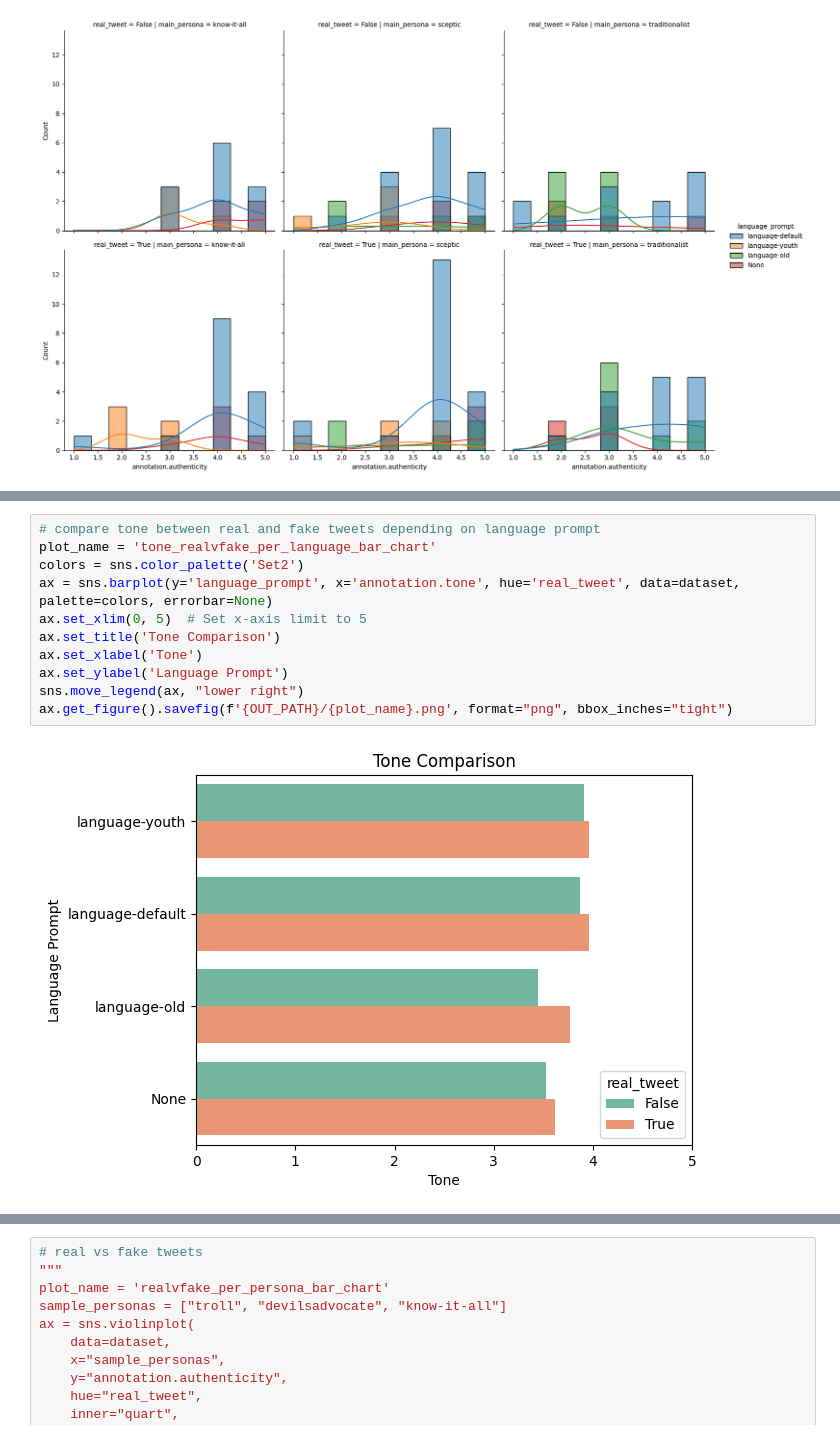
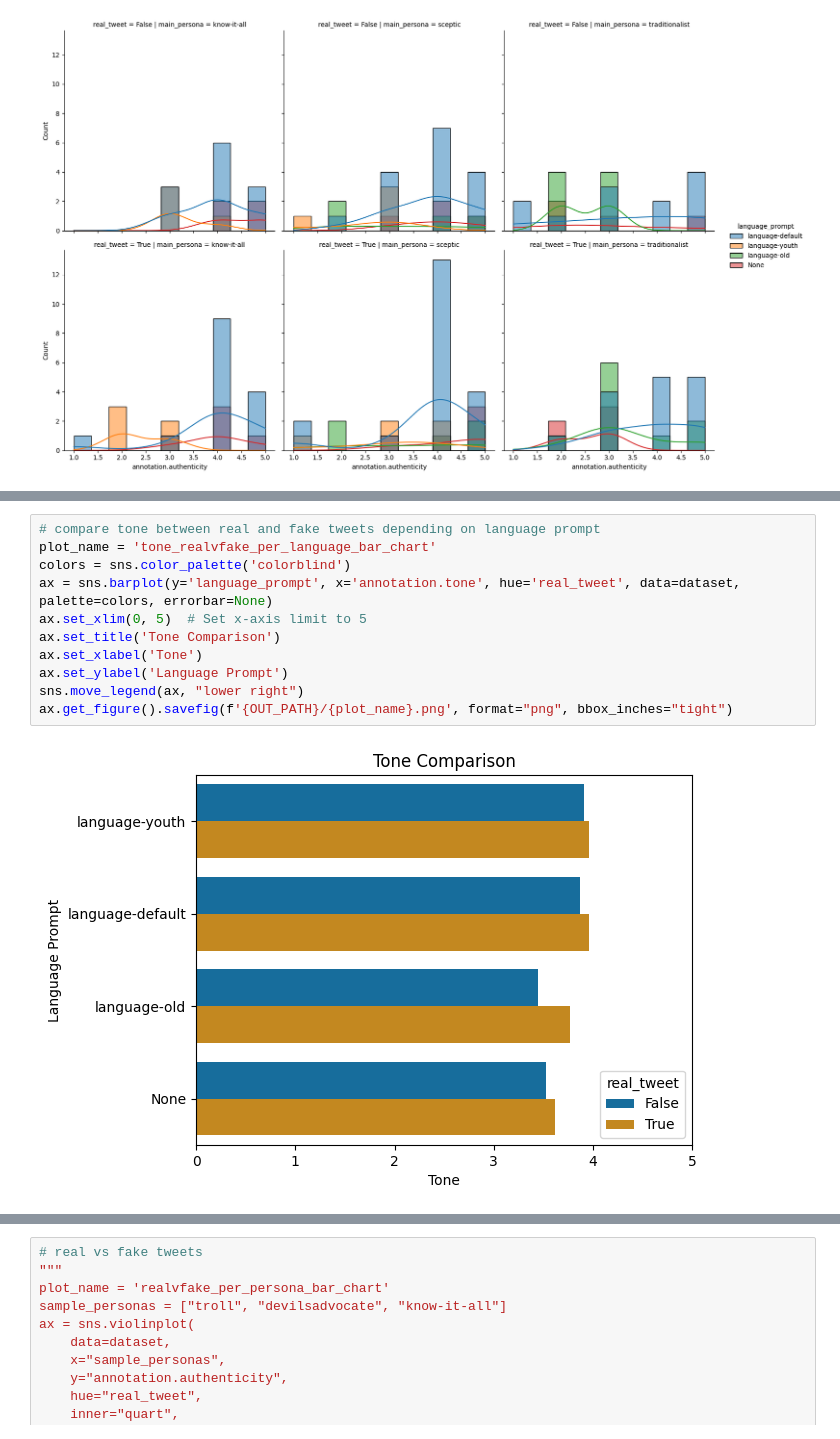
Before and after one commit to JanSt-nobot/TWON-Agents-RCS, a Jupyter notebook: experiments/RCS/0.1-Data-Processing.ipynb, the cells around one changed output, grey strips where cells are left out. Cells and saved outputs as stored; diff of their text form.

```diff
--- a/experiments/RCS/0.1-Data-Processing.ipynb
+++ b/experiments/RCS/0.1-Data-Processing.ipynb
@@ -326,16 +326,16 @@ ax.get_figure().savefig(f'{OUT_PATH}/{plot_name}.png', format="png", bbox_inches
 # %%
 # compare tone between real and fake tweets depending on language prompt
 plot_name = 'tone_realvfake_per_language_bar_chart'
-colors = sns.color_palette('Set2')
+colors = sns.color_palette('colorblind')
 ax = sns.barplot(y='language_prompt', x='annotation.tone', hue='real_tweet', data=dataset, palette=colors, errorbar=None)
 ax.set_xlim(0, 5)  # Set x-axis limit to 5
 ax.set_title('Tone Comparison')
 ax.set_xlabel('Tone')
 ax.set_ylabel('Language Prompt')
 sns.move_legend(ax, "lower right")
 ax.get_figure().savefig(f'{OUT_PATH}/{plot_name}.png', format="png", bbox_inches="tight")
 # %% [output]
-[figure, old version]
+[figure, new version]
 # %%
 # compare tone between language prompt and no language prompt depending on language prompt
 plot_name = 'tone_per_persona_language_yesvno_bar_chart'
```
Also changed, not shown: parts of 9 cells of this notebook, 10 other files.
